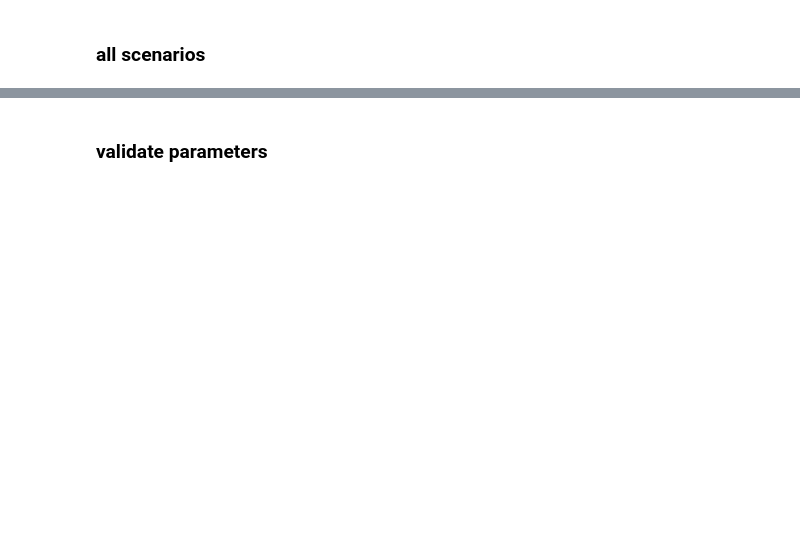
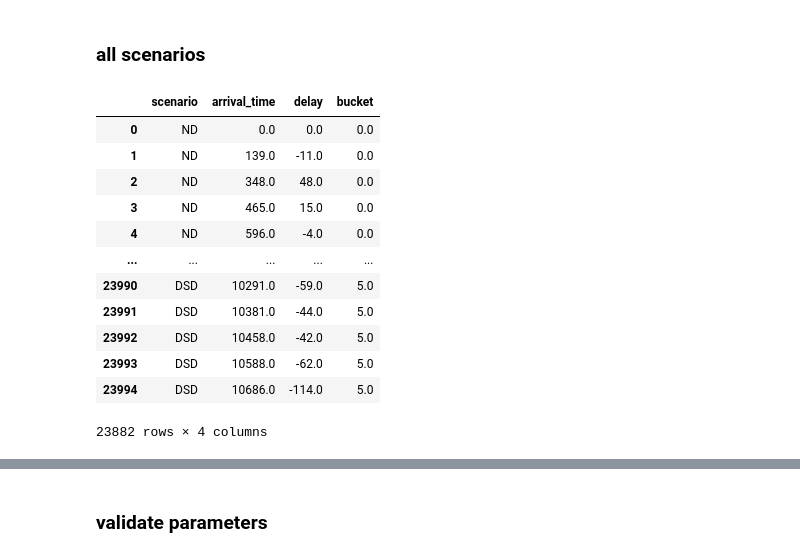
Before and after one commit to joerovar/flex-bus-sim, a Jupyter notebook: test.ipynb, the cells around one changed output, grey strips where cells are left out. Cells and saved outputs as stored; diff of their text form; code cells hidden in the pictures; blank space fills up the shorter version.

```diff
--- a/test.ipynb
+++ b/test.ipynb
@@ -17,0 +41,16 @@ create_field_from_state_item(state, 1, 'n_requests')
+# %%
+tmp_trips
+# %% [output]
+|  | scenario | arrival_time | delay | bucket |
+| 0 | ND | 0.0 | 0.0 | 0.0 |
+| 1 | ND | 139.0 | -11.0 | 0.0 |
+| 2 | ND | 348.0 | 48.0 | 0.0 |
+| 3 | ND | 465.0 | 15.0 | 0.0 |
+| 4 | ND | 596.0 | -4.0 | 0.0 |
+| ... | ... | ... | ... | ... |
+| 23990 | DSD | 10291.0 | -59.0 | 5.0 |
+| 23991 | DSD | 10381.0 | -44.0 | 5.0 |
+| 23992 | DSD | 10458.0 | -42.0 | 5.0 |
+| 23993 | DSD | 10588.0 | -62.0 | 5.0 |
+| 23994 | DSD | 10686.0 | -114.0 | 5.0 |
+23882 rows × 4 columns
```
Also changed, not shown: parts of 11 cells of this notebook, 1 other file.
